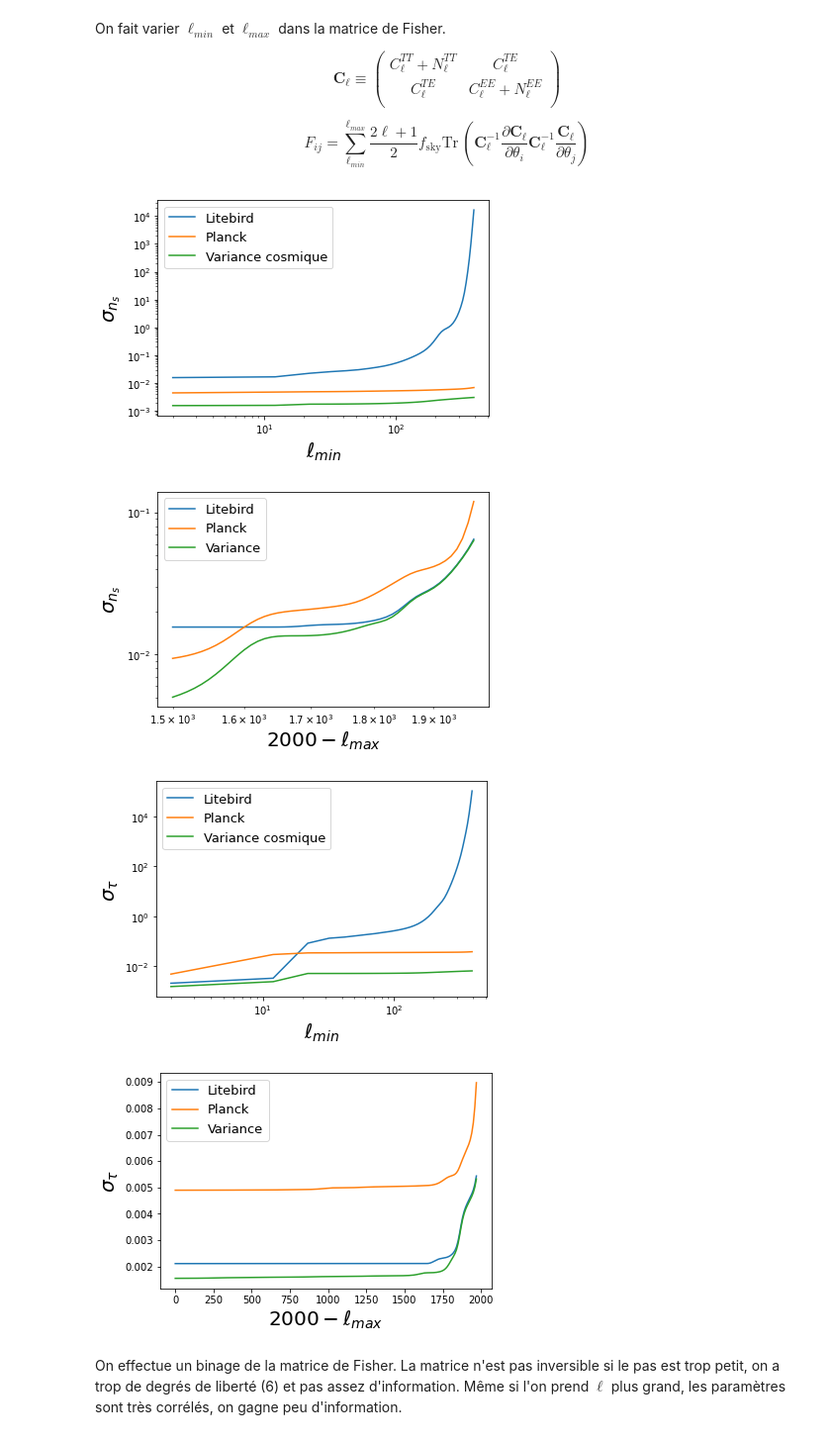
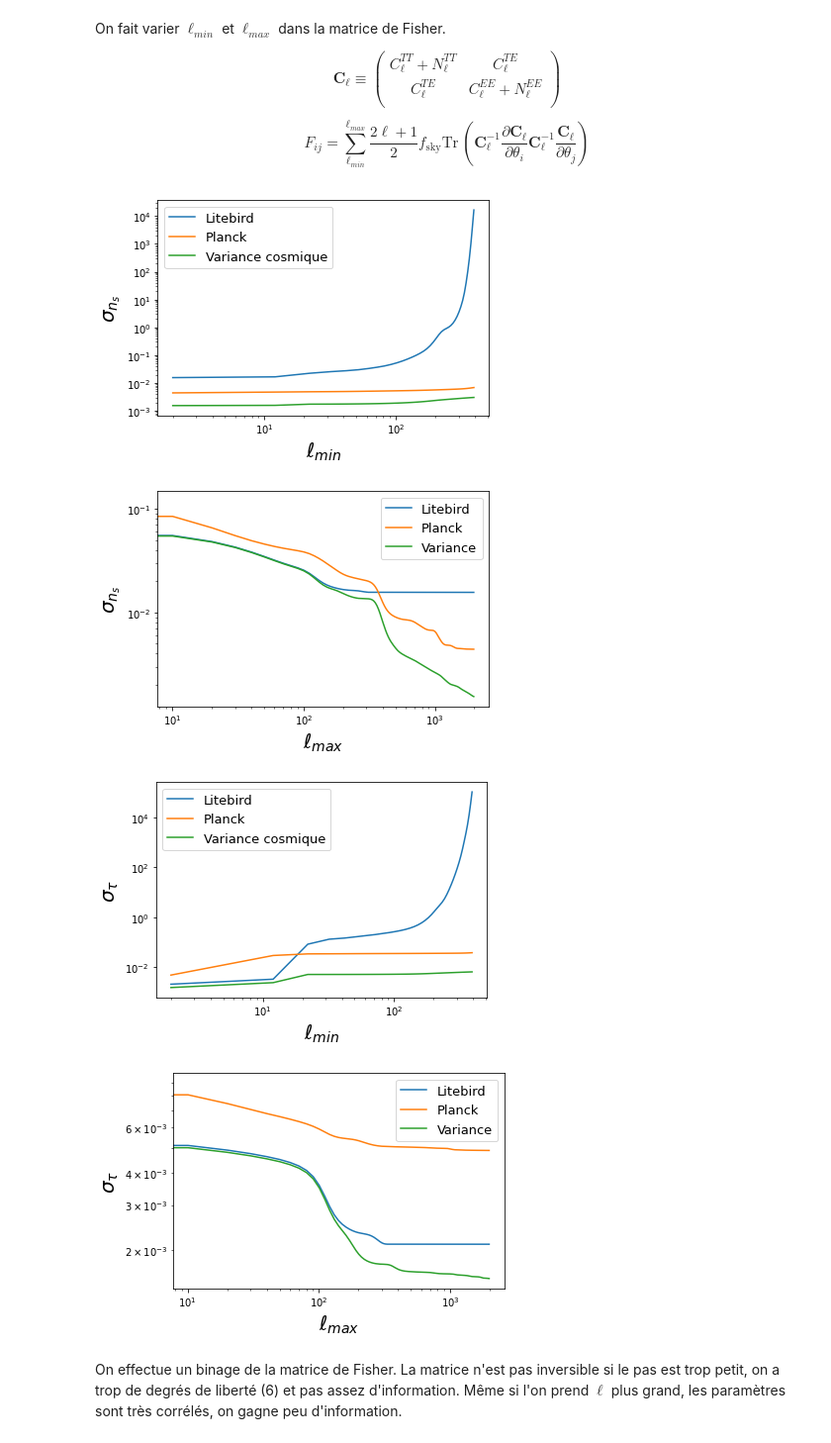
Before and after one commit to EmilePangburn/Fisher_CMB, a Jupyter notebook: Fisher_CMB.ipynb, the cells around one changed output. Shown at 99% size. Cells and saved outputs as stored; diff of their text form; code cells hidden in the pictures.

```diff
--- a/Fisher_CMB.ipynb
+++ b/Fisher_CMB.ipynb
@@ -494,47 +583,48 @@ plt.legend(fontsize=13)
 plt.savefig('lmin_ns.png')
 plt.show()
 
-lm = np.arange(0,1980,10)
-plt.plot(lm[150:],lmax_Litebird[150:],label='Litebird')
-plt.plot(lm[150:],lmax_Planck[150:],label='Planck')
-plt.plot(lm[150:],lmax_Variance[150:],label='Variance')
+
+lm = np.linspace(1980,0,198)
+plt.plot(lm[:],lmax_Litebird[:],label='Litebird')
+plt.plot(lm[:],lmax_Planck[:],label='Planck')
+plt.plot(lm[:],lmax_Variance[:],label='Variance')
 plt.yscale('log')
 plt.xscale('log')
-plt.xlabel('$2000-\ell_{max}$',fontsize=20)
+plt.xlabel('$\ell_{max}$',fontsize=20)
 plt.ylabel('$\sigma_{n_{s}}$',fontsize=20)
 plt.legend(fontsize=13)
 plt.savefig('lmax_ns.png')
 plt.show()
 
 l = np.arange(2,1002,10)
 plt.plot(l[:40],lmin_Litebird_tau[:40],label='Litebird')
 plt.plot(l[:40],lmin_Planck_tau[:40],label='Planck')
 plt.plot(l[:40],lmin_Variance_tau[:40],label='Variance cosmique')
 plt.yscale('log')
 plt.xscale('log')
 plt.xlabel('$\ell_{min}$',fontsize=20)
 plt.ylabel(r'$\sigma_{\tau}$',fontsize=20)
 plt.legend(fontsize=13)
 plt.savefig('lmin_tau.png')
 plt.show()
 
 
-lm = np.arange(0,1980,10)
+lm = np.linspace(1980,0,198)
 plt.plot(lm[:],lmax_Litebird_tau[:],label='Litebird')
 plt.plot(lm[:],lmax_Planck_tau[:],label='Planck')
 plt.plot(lm[:],lmax_Variance_tau[:],label='Variance')
-#plt.yscale('log')
-#plt.xscale('log')
-plt.xlabel('$2000-\ell_{max}$',fontsize=20)
+plt.yscale('log')
+plt.xscale('log')
+plt.xlabel('$\ell_{max}$',fontsize=20)
 plt.ylabel(r'$\sigma_{\tau}$',fontsize=20)
 plt.legend(fontsize=13)
 plt.savefig('lmax_tau.png')
 plt.show()
 # %% [output]
 [figure]
-[figure, old version]
+[figure, new version]
 [figure]
-[figure, old version]
+[figure, new version]
 # %% [markdown]
 On effectue un binage de la matrice de Fisher. La matrice n'est pas inversible si le pas est trop petit, on a trop de degrés de liberté (6) et pas assez d'information. Même si l'on prend $\ell$ plus grand, les paramètres sont très corrélés, on gagne peu d'information.
 # %%
```
Also changed, not shown: parts of 7 cells of this notebook.
